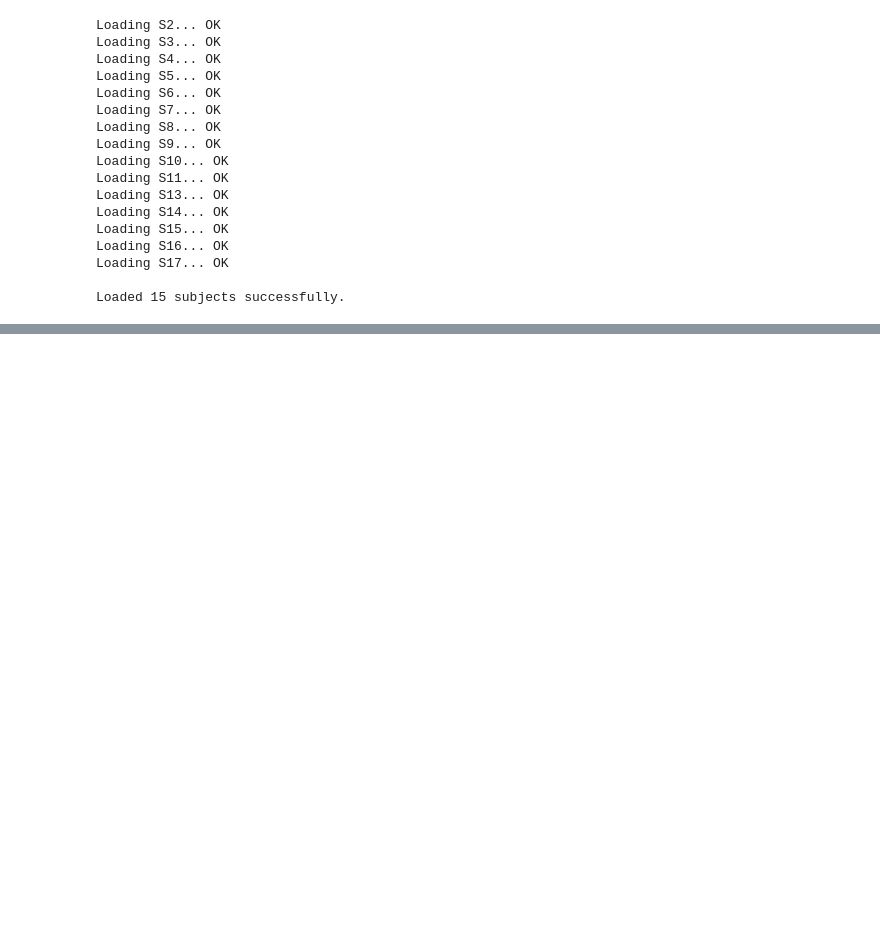
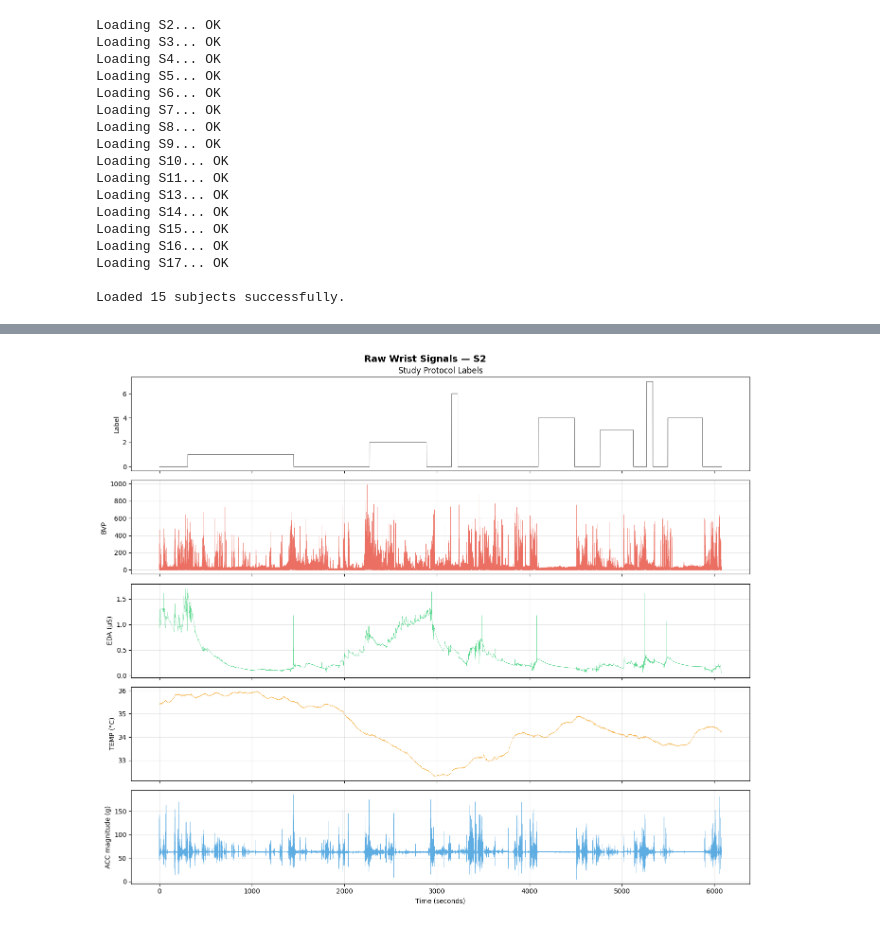
Before and after one commit to ManuCa93/healthcare_final, a Jupyter notebook: wesad_stress_detection.ipynb, the cells around one changed output, grey strips where cells are left out. Drawn from its saved outputs; the diff is of its cells as text; code cells hidden in the pictures; blank space fills up the shorter version.

```diff
--- a/wesad_stress_detection.ipynb
+++ b/wesad_stress_detection.ipynb
@@ -73,0 +152,40 @@ Loaded 15 subjects successfully.
+# %%
+# === Visualize raw wrist signals for one subject ===
+fig, axes = plt.subplots(5, 1, figsize=(14, 12), sharex=True)
+fig.suptitle(f"Raw Wrist Signals — S{SUBJECT_IDS[0]}", fontsize=14, fontweight='bold')
+
+wrist = sample['signal']['wrist']
+labels = sample['label'].flatten()
+
+# Plot labels
+t_labels = np.arange(len(labels)) / LABEL_SAMPLING_RATE
+axes[0].plot(t_labels, labels, color='black', linewidth=0.5)
+axes[0].set_ylabel('Label')
+axes[0].set_title('Study Protocol Labels')
+
+# Plot each wrist signal
+signal_list = [
+    ('BVP', 'BVP', '#e74c3c'),
+    ('EDA', 'EDA (μS)', '#2ecc71'),
+    ('TEMP', 'TEMP (°C)', '#f39c12'),
+    ('ACC', 'ACC magnitude (g)', '#3498db'),
+]
+
+for i, (key, ylabel, color) in enumerate(signal_list):
+    ax = axes[i + 1]
+    sr = WRIST_SAMPLING_RATES[key]
+    data = wrist[key]
+    if data.ndim > 1:
+        data = np.linalg.norm(data, axis=1)
+    else:
+        data = data.flatten()
+    t = np.arange(len(data)) / sr
+    ax.plot(t, data, color=color, linewidth=0.3, alpha=0.8)
+    ax.set_ylabel(ylabel)
+    ax.grid(True, alpha=0.3)
+
+axes[-1].set_xlabel('Time (seconds)')
+plt.tight_layout()
+plt.show()
+# %% [output]
+[figure, added]
```
Also changed, not shown: parts of 6 cells of this notebook, 1 other file.
